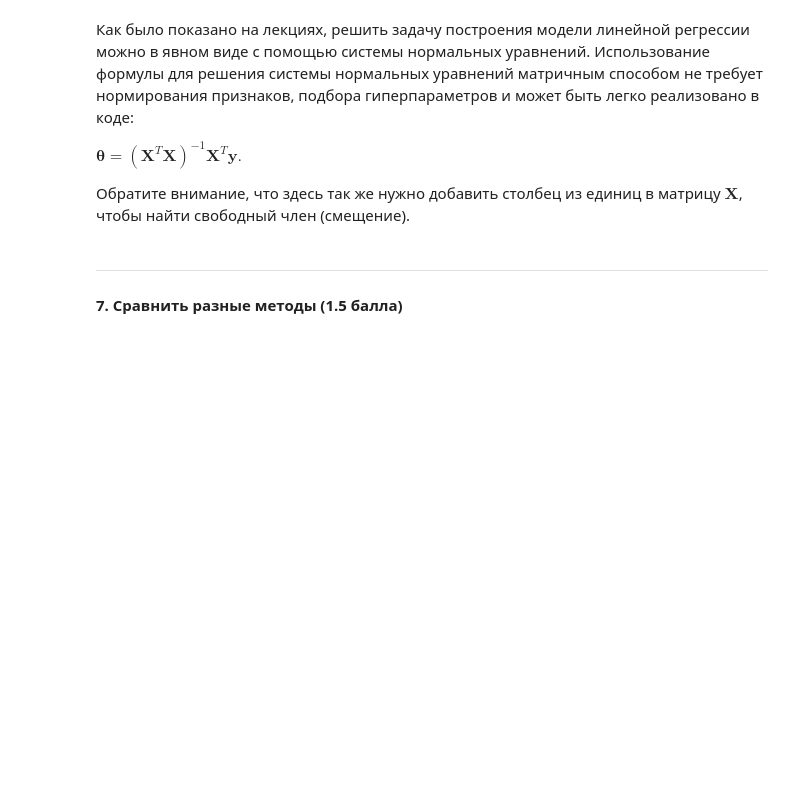
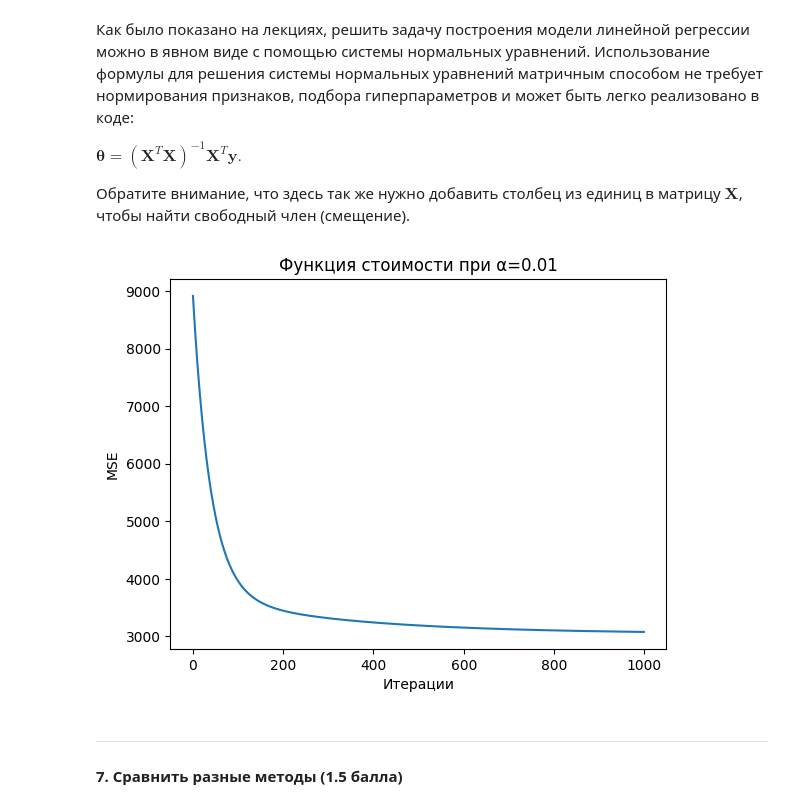
Before and after one commit to ArseniiMaiorov/GeoscnVert, a Jupyter notebook: regression_assignment.ipynb, the cells around one changed output. Drawn from its saved outputs; the diff is of its cells as text; code cells hidden in the pictures; blank space fills up the shorter version.

```diff
--- a/regression_assignment.ipynb
+++ b/regression_assignment.ipynb
@@ -292,3 +284,18 @@ print(my_normal_equations_model)
+# %%
+### BEGIN YOUR CODE
+# Выбираем alpha=0.01 как оптимальное значение
+final_model = LinearRegressionModel()
+final_model.fit(X_train, y_train, alpha=0.01, iters=1000)
+
+# Визуализация сходимости
+plt.plot(final_model.cost_history)
+plt.title('Функция стоимости при α=0.01')
+plt.xlabel('Итерации')
+plt.ylabel('MSE')
+plt.show()
+### END YOUR CODE
+# %% [output]
+[figure, added]
 # %% [markdown]
 - - -
 #### 7. Сравнить разные методы (1.5 балла)
```
Also changed, not shown: parts of 20 cells of this notebook.
